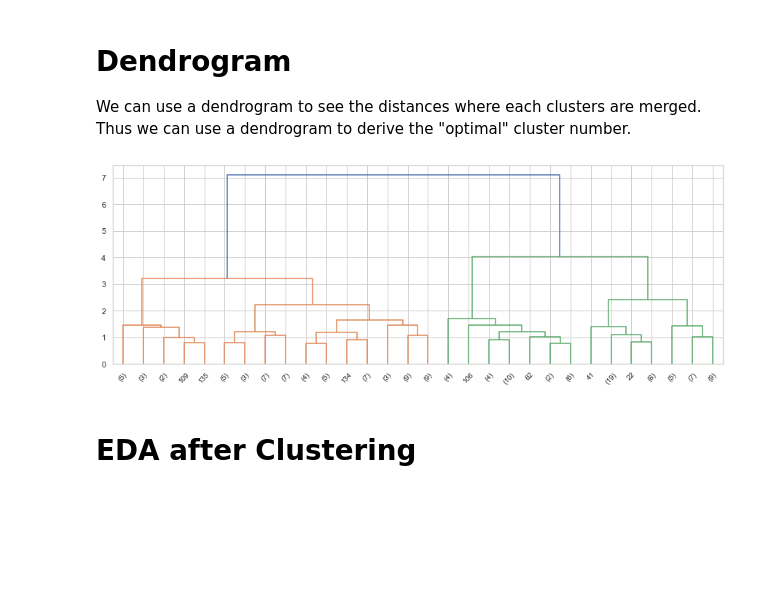
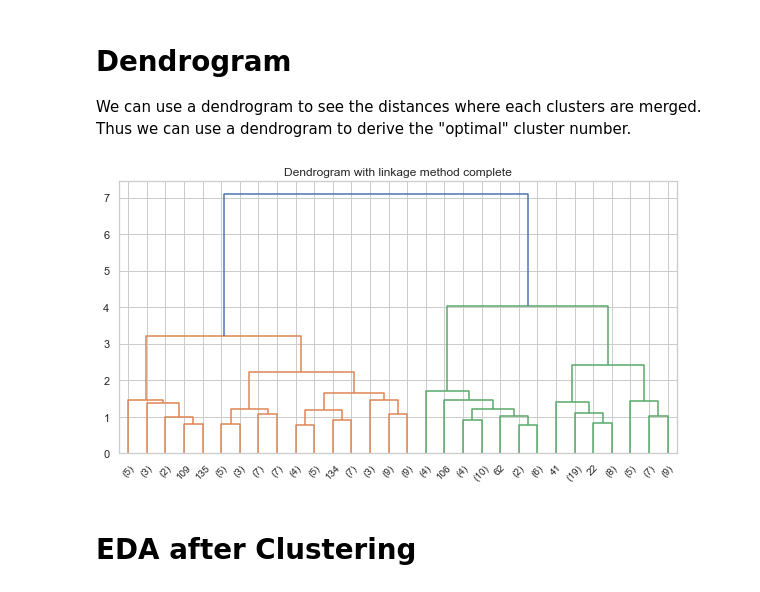
Before and after one commit to negralessio/multivariate-verfahren, a Jupyter notebook: U7/U7_Clustering.ipynb, the cells around one changed output. Cells and saved outputs as stored; diff of their text form; code cells hidden in the pictures; blank space fills up the shorter version.

Commit message:
Plot size changes

```diff
--- a/U7/U7_Clustering.ipynb
+++ b/U7/U7_Clustering.ipynb
@@ -64,11 +64,12 @@ df_cluster.head(5)
 We can use a dendrogram to see the distances where each clusters are merged. Thus we can use a dendrogram to derive the "optimal" cluster number.
 # %%
 Z = linkage(df, method=LINKAGE_TYPE, metric='euclidean')
-plt.figure(figsize=(15, 5))
+plt.figure(figsize=(10, 5))
+plt.title(f"Dendrogram with linkage method {LINKAGE_TYPE}")
 # Use truncate_mode: Makes the last p link nodes into leaf nodes, and only these p nodes will be visible.
 dn = dendrogram(Z, p=30, truncate_mode='lastp')
 # %% [output]
-[figure, old version]
+[figure, new version]
 # %% [markdown]
 # EDA after Clustering
 # %%
```
